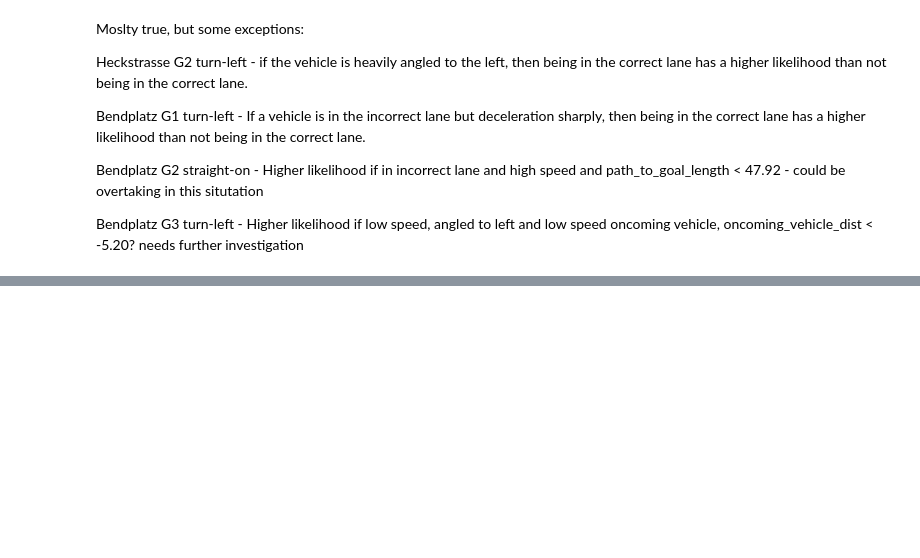
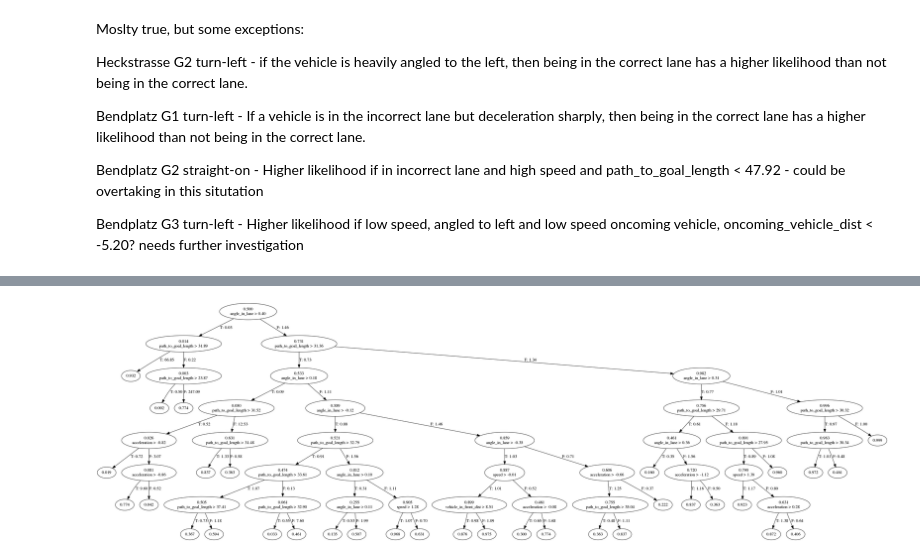
Before and after one commit to uoe-agents/GRIT, a Jupyter notebook: notebooks/verification.ipynb, the cells around one changed output, grey strips where cells are left out. Saved outputs shown, nothing was run; the diff lists cells and outputs as text; code cells hidden in the pictures; blank space fills up the shorter version.

```diff
--- a/notebooks/verification.ipynb
+++ b/notebooks/verification.ipynb
@@ -834,0 +1021,4 @@ Image("../images/trained_tree_bendplatz_G3_turn-left.png")
+# %%
+Image("../images/trained_tree_bendplatz_G0_turn-right.png")
+# %% [output]
+[figure, added]
```
Also changed, not shown: parts of 27 cells of this notebook.
